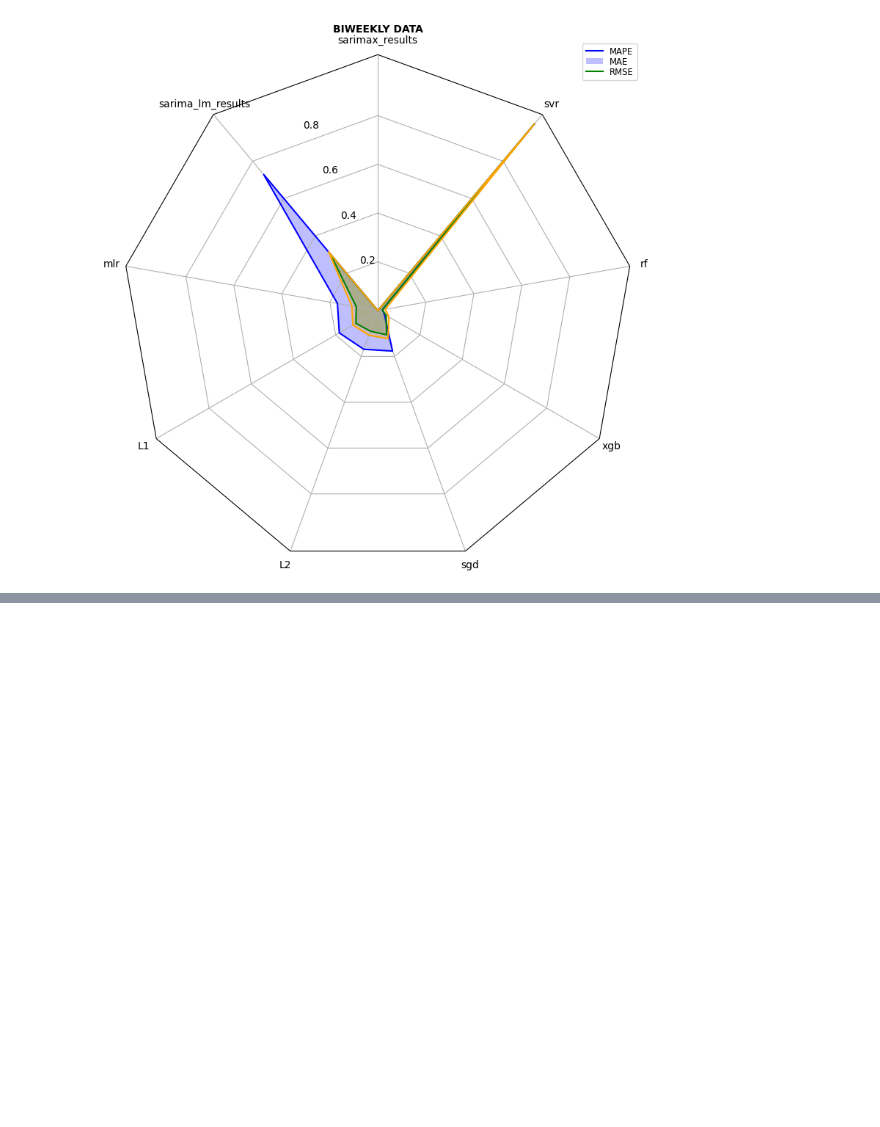
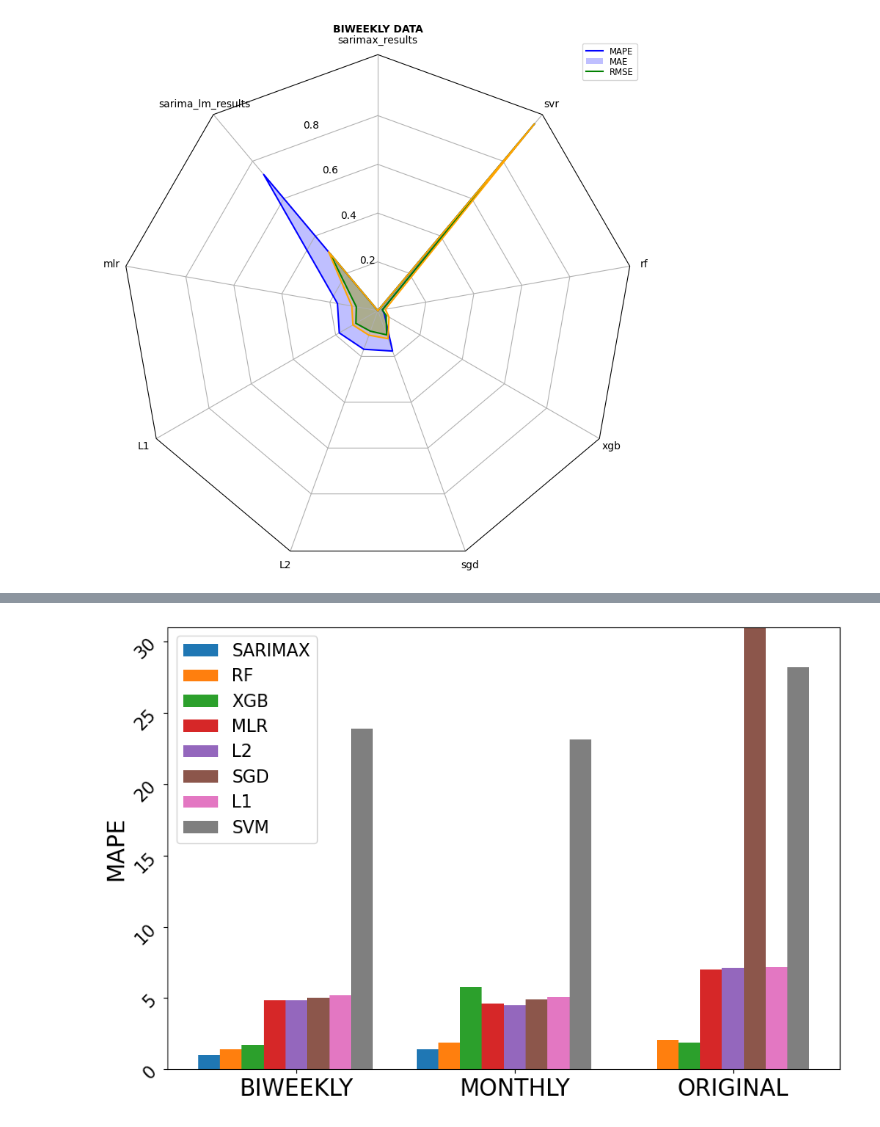
Before and after one commit to robredomikel/arimax_ts, a Jupyter notebook: codes/visualization.ipynb, the cells around one changed output, grey strips where cells are left out. Cells and saved outputs as stored; diff of their text form; code cells hidden in the pictures; blank space fills up the shorter version.

Commit message:
final version of the visualization notebook

```diff
--- a/codes/visualization.ipynb
+++ b/codes/visualization.ipynb
@@ -512,0 +470,99 @@ fig, ax1 = plt.subplots(figsize=(9, 9))
+# %%
+values_list = ['SARIMAX', 'RF', 'XGB', 'MLR', 'L2', 'SGD', 'L1', 'SVM']  # TS models to be compared towards the seasonality factor
+metrics_list = ['MAPE' ,'RMSE', 'MAE']
+periods_list = ['BIWEEKLY', 'MONTHLY', 'ORIGINAL']
+models_list = ['sarimax_results', 'rf', 'xgb', 'mlr', 'L2', 'sgd', 'L1', 'svr']
+df_list = []
+
+# Data sources
+biweekly_results_df = pd.read_csv(os.path.join(DATA_PATH, 'final_results', 'biweekly_data_results.csv')).set_index('Approach')
+biweekly_results_df = biweekly_results_df.rename(index={'sarimax_results': 'SARIMAX', 'rf': 'RF', 'xgb': 'XGB', 'mlr': 'MLR', 'svr':'SVM', 'sgd': 'SGD'})
+df_list.append(biweekly_results_df)
+
+monthly_results_df = pd.read_csv(os.path.join(DATA_PATH, 'final_results', 'monthly_data_results.csv')).set_index('Approach')
+monthly_results_df = monthly_results_df.rename(index={'sarimax_results': 'SARIMAX', 'rf': 'RF', 'xgb': 'XGB', 'mlr': 'MLR', 'svr':'SVM', 'sgd': 'SGD'})
+df_list.append(monthly_results_df)
+
+complete_results_df = pd.read_csv(os.path.join(DATA_PATH, 'final_results', 'complete_data_results.csv')).set_index('Approach')
+complete_results_df = complete_results_df.rename(index={'rf': 'RF', 'xgb': 'XGB', 'mlr': 'MLR', 'svr':'SVM', 'sgd': 'SGD'})
+df_list.append(complete_results_df)
+
+# Quicksort algorithm to sort the complete list of results for one metric
+def qsort(inlist):
+
+    if inlist == []:
+        return []
+    else:
+        pivot = inlist[0]
+        lesser = qsort([x for x in inlist[1:] if x < pivot])
+        greater = qsort([x for x in inlist[1:] if x >= pivot])
+        return lesser + [pivot] + greater
+
+
+def get_ylimit(metric, df_list):
+    """
+    Sets the correct limit for the given results in order to plot them diligently
+    :param metric: Name of the metrics whose values are being considered
+    """
+    results_list = []
+    # First we go over all the results for the given metric
+    for i in range(len(df_list)):  # Dataframes based on the data type
+        results_df = df_list[i]
+        column_vals = results_df[metric]
+        for j in range(len(column_vals)):  # Columns of each df based on the model name
+
+            # If the data we are handling is the original one, we skip the first model as there is no sarimax results for the original data
+            results_list.append(column_vals.iloc[j])
+
+    sorted_list = qsort(results_list)
+    # Get the upper limit of the y axis to be 10% higher than the value of the second biggest result
+    return int(sorted_list[-2] + sorted_list[-2]*0.10)
+
+for z in range(len(metrics_list)):
+    results_dict = {period:[] for period in periods_list}
+    for i in range(len(periods_list)):
+        # Goes appending the models into the dict format
+        for j in range(len(models_list)):
+
+            # FOr the original data there is no registered value for SARIMAX
+            if periods_list[i] == 'ORIGINAL' and j == 0:
+                results_dict[periods_list[i]].append(0)
+            # Considers the periodicity level as the key of the dict and then appends the value of each model for that periodicity model.
+            else:
+                results_dict[periods_list[i]].append(df_list[i].loc[values_list[j], metrics_list[z]])
+
+
+    # Set up the bar width and initial position
+    bar_width = 0.1
+    initial_r = np.arange(len(periods_list))
+
+    # Set up the figure and axis
+    fig, ax = plt.subplots(figsize=(9, 6))
+
+    # Generate bars for each model
+    for idx, model in enumerate(values_list):
+        r = [x + (bar_width * idx) for x in initial_r]
+        mape_scores = [results_dict[dt][idx] for dt in periods_list]
+        ax.bar(r, mape_scores, width=bar_width, label=model)
+
+    # Add xticks on the middle of the group bars
+    ax.set_xticks([r + bar_width*(len(values_list)/2) for r in range(len(periods_list))])
+    ax.set_xticklabels(periods_list, fontsize=20)
+    y_max_limit = get_ylimit(metric=metrics_list[z], df_list=df_list)
+    ax.set_ylim([0,y_max_limit])
+
+    # Set axis labels and title
+    #ax.set_xlabel('Periodicity levels', fontweight='bold')
+    ax.set_ylabel(metrics_list[z], fontsize=20)
+    ax.set_title('')
+
+    # Create legend
+    ax.legend(fontsize=15)
+    # ax.legend(bbox_to_anchor=(1.05, 1), loc='upper left')
+
+    plt.tight_layout()  # Adjust layout to make room for the legend
+    plt.yticks(fontsize=15, rotation=45)
+    plt.savefig(os.path.join(DATA_PATH, f'ML-{metrics_list[z]}.pdf'), format='pdf')
+    plt.show()
+# %% [output]
+[figure, added]
```
Also changed, not shown: parts of 4 cells of this notebook.
